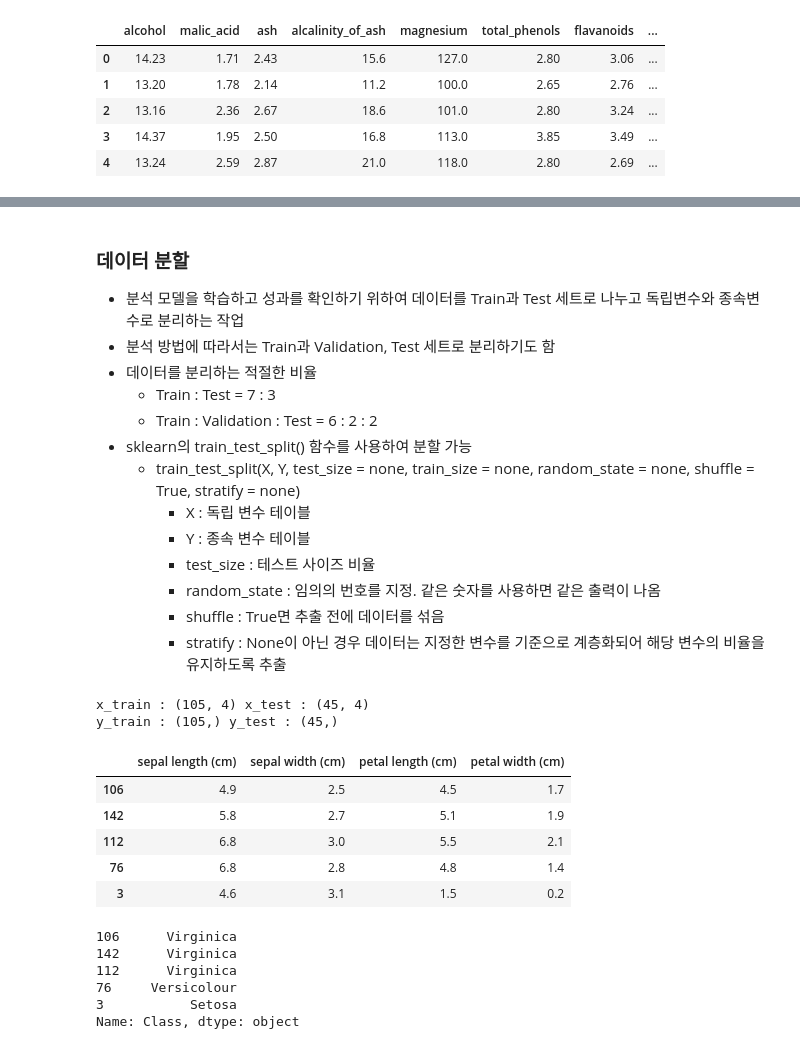
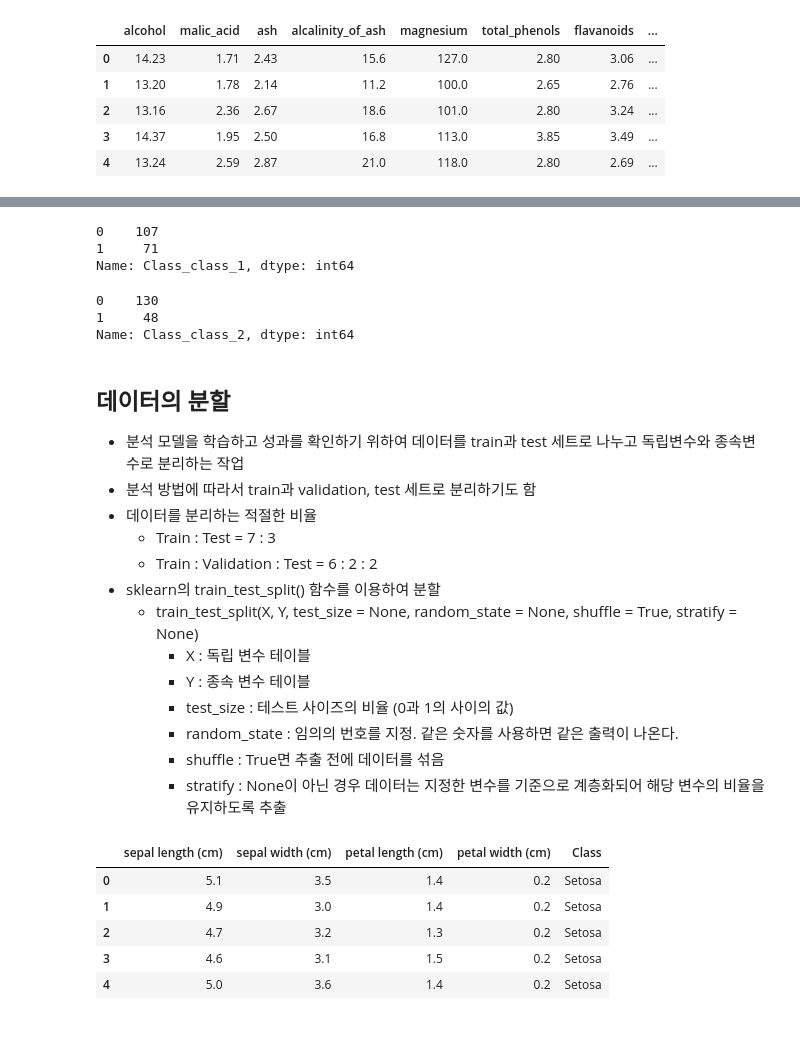
Before and after one commit to bsmoon-86/ubion-code, a Jupyter notebook: 02_데이터전처리2.ipynb, the cells around one changed output, grey strips where cells are left out. Drawn from its saved outputs; the diff is of its cells as text; code cells hidden in the pictures.

```diff
--- a/02_데이터전처리2.ipynb
+++ b/02_데이터전처리2.ipynb
@@ -33,15 +43,27 @@ wine_dummy.head()
+# %%
+wine_dummy['Class_class_1'].value_counts()
+# %% [output]
+0    107
+1     71
+Name: Class_class_1, dtype: int64
+# %%
+wine_dummy['Class_class_2'].value_counts()
+# %% [output]
+0    130
+1     48
+Name: Class_class_2, dtype: int64
 # %% [markdown]
-### 데이터 분할
-- 분석 모델을 학습하고 성과를 확인하기 위하여 데이터를 Train과 Test 세트로 나누고 독립변수와 종속변수로 분리하는 작업
-- 분석 방법에 따라서는 Train과 Validation, Test 세트로 분리하기도 함
+## 데이터의 분할
+- 분석 모델을 학습하고 성과를 확인하기 위하여 데이터를 train과 test 세트로 나누고 독립변수와 종속변수로 분리하는 작업
+- 분석 방법에 따라서 train과 validation, test 세트로 분리하기도 함
 - 데이터를 분리하는 적절한 비율
     - Train : Test = 7 : 3
     - Train : Validation : Test = 6 : 2 : 2
-- sklearn의 train_test_split() 함수를 사용하여 분할 가능
-    - train_test_split(X, Y, test_size = none, train_size = none, random_state = none, shuffle = True, stratify = none)
+- sklearn의 train_test_split() 함수를 이용하여 분할
+    - train_test_split(X, Y, test_size = None, random_state = None, shuffle = True, stratify = None)
         - X : 독립 변수 테이블
         - Y : 종속 변수 테이블
-        - test_size : 테스트 사이즈 비율
-        - random_state : 임의의 번호를 지정. 같은 숫자를 사용하면 같은 출력이 나옴
+        - test_size : 테스트 사이즈의 비율 (0과 1의 사이의 값)
+        - random_state : 임의의 번호를 지정. 같은 숫자를 사용하면 같은 출력이 나온다.
         - shuffle : True면 추출 전에 데이터를 섞음
         - stratify : None이 아닌 경우 데이터는 지정한 변수를 기준으로 계층화되어 해당 변수의 비율을 유지하도록 추출
@@ -48,42 +75,18 @@ wine_dummy.head()
 # %%
-from sklearn.model_selection import train_test_split
-import pandas as pd
-from sklearn.datasets import load_iris
-iris_load = load_iris()
 iris = pd.DataFrame(iris_load.data, columns=iris_load.feature_names)
 iris['Class'] = iris_load.target
-iris['Class'] = iris['Class'].map({
-    0 : 'Setosa',
-    1 : 'Versicolour',
-    2 : 'Virginica'
-})
-x_train, x_test, y_train, y_test = train_test_split(
-    iris.drop(columns='Class'),
-    iris['Class'],
-    test_size=0.3,
-    random_state=1000
+iris['Class'] = iris['Class'].map(
+    {
+        0 : 'Setosa',
+        1 : 'Versicolour',
+        2 : 'Virginaca'
+    }
 )
+iris.head()
+# %% [output]
+|  | sepal length (cm) | sepal width (cm) | petal length (cm) | petal width (cm) | Class |
+| 0 | 5.1 | 3.5 | 1.4 | 0.2 | Setosa |
+| 1 | 4.9 | 3.0 | 1.4 | 0.2 | Setosa |
+| 2 | 4.7 | 3.2 | 1.3 | 0.2 | Setosa |
+| 3 | 4.6 | 3.1 | 1.5 | 0.2 | Setosa |
+| 4 | 5.0 | 3.6 | 1.4 | 0.2 | Setosa |
-# %%
-print('x_train :', x_train.shape, 'x_test :', x_test.shape)
-print('y_train :', y_train.shape, 'y_test :', y_test.shape)
-# %% [output]
-x_train : (105, 4) x_test : (45, 4)
-y_train : (105,) y_test : (45,)
-# %%
-x_train.head()
-# %% [output]
-|  | sepal length (cm) | sepal width (cm) | petal length (cm) | petal width (cm) |
-| 106 | 4.9 | 2.5 | 4.5 | 1.7 |
-| 142 | 5.8 | 2.7 | 5.1 | 1.9 |
-| 112 | 6.8 | 3.0 | 5.5 | 2.1 |
-| 76 | 6.8 | 2.8 | 4.8 | 1.4 |
-| 3 | 4.6 | 3.1 | 1.5 | 0.2 |
-# %%
-y_train.head()
-# %% [output]
-106      Virginica
-142      Virginica
-112      Virginica
-76     Versicolour
-3           Setosa
-Name: Class, dtype: object
```
Also changed, not shown: parts of 33 cells of this notebook, 16 other files.
